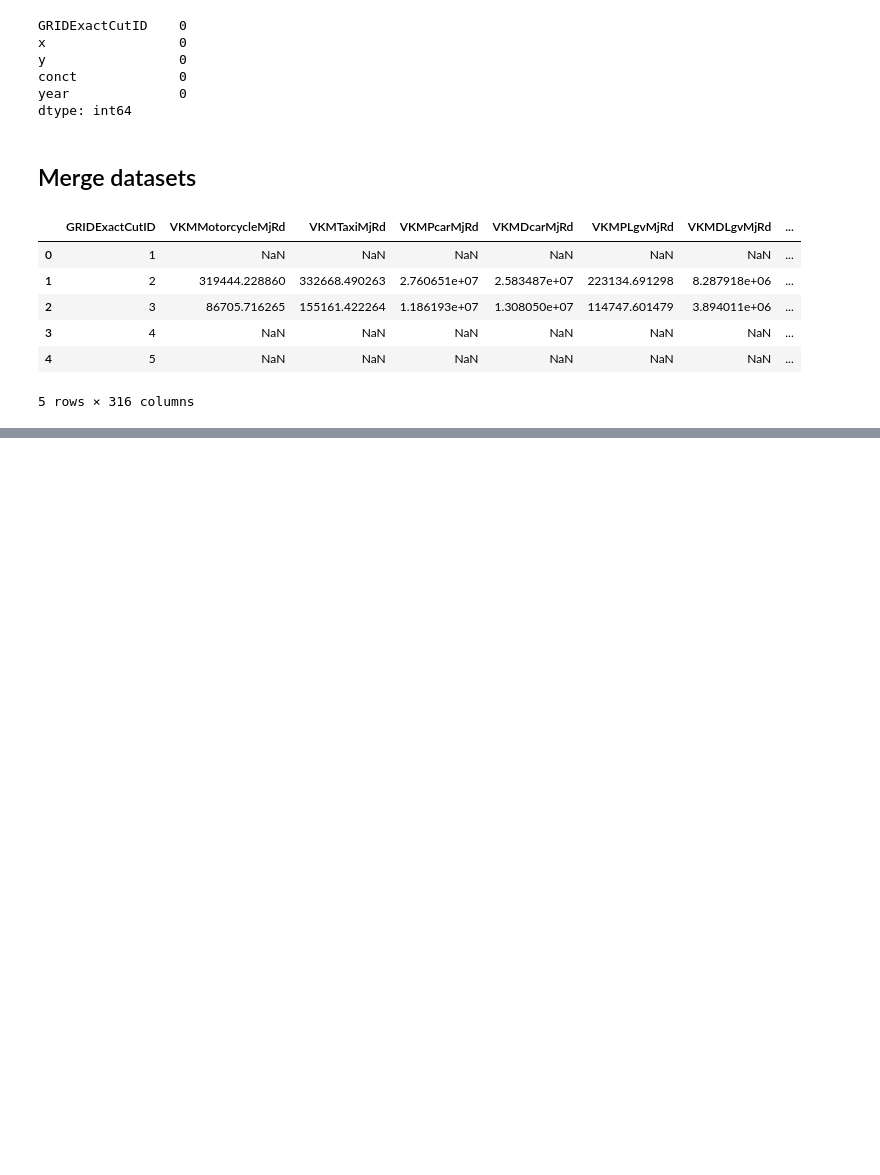
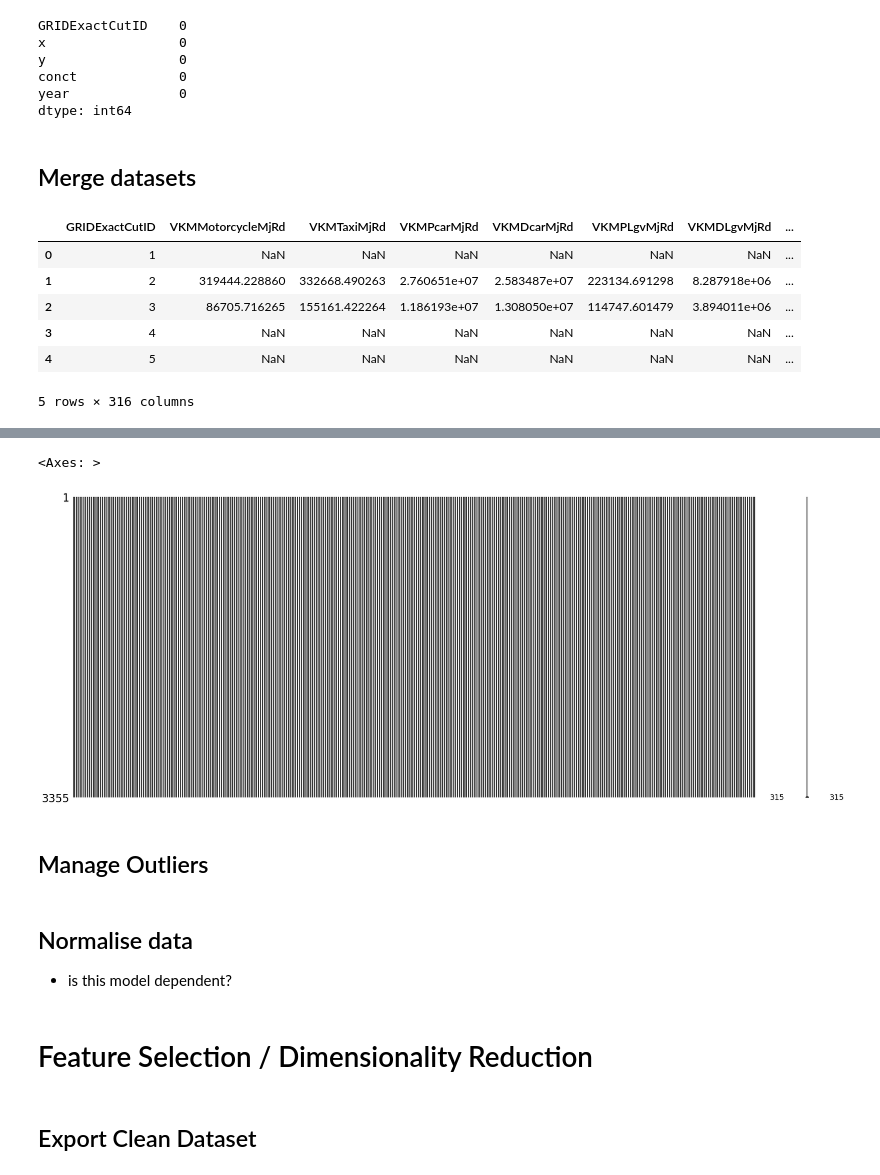
Before and after one commit to JosephPassant/csck503_groupb_assignment, a Jupyter notebook: data_exploration.ipynb, the cells around one changed output, grey strips where cells are left out. Drawn from its saved outputs; the diff is of its cells as text; code cells hidden in the pictures; blank space fills up the shorter version.

```diff
--- a/data_exploration.ipynb
+++ b/data_exploration.ipynb
@@ -1143,0 +1204,23 @@ merged_df.to_csv(datasetfile_path + '/merged_df.csv', index=False)
+# %%
+# if column contains NaN value
+# undertake shapiro wilk test to determine if column is normally distributed
+# if p value is less than 0.05, column is not normally distributed
+# if column is not normally distributed, replace NaN values with median
+# if column is normally distributed, replace NaN values with mean
+#  use simple imputer to replace NaN values
+
+%pip install scipy
+%pip install scikit-learn
+import sklearn as sk
+from scipy import stats
+from sklearn.impute import SimpleImputer
+
+for column in merged_df.columns:
+    if merged_df[column].isnull().sum() > 0:
+        shapiro_test = stats.shapiro(merged_df[column].dropna())
+        if shapiro_test[1] < 0.05:
+            imputer = SimpleImputer(missing_values=np.nan, strategy='median')
+            merged_df[column] = imputer.fit_transform(merged_df[column].values.reshape(-1, 1))
+        else:
+            imputer = SimpleImputer(missing_values=np.nan, strategy='mean')
+            merged_df[column] = imputer.fit_transform(merged_df[column].values.reshape(-1, 1))
@@ -1143,0 +1243,15 @@ merged_df.to_csv(datasetfile_path + '/merged_df.csv', index=False)
+# %%
+msno.matrix(merged_df)
+# %% [output]
+<Axes: >
+[figure, added]
+# %% [markdown]
+## Manage Outliers
+# %% [markdown]
+## Normalise data
+
+* is this model dependent?
+# %% [markdown]
+#  Feature Selection / Dimensionality Reduction
+# %% [markdown]
+## Export Clean Dataset
```
Also changed, not shown: parts of 7 cells of this notebook.
